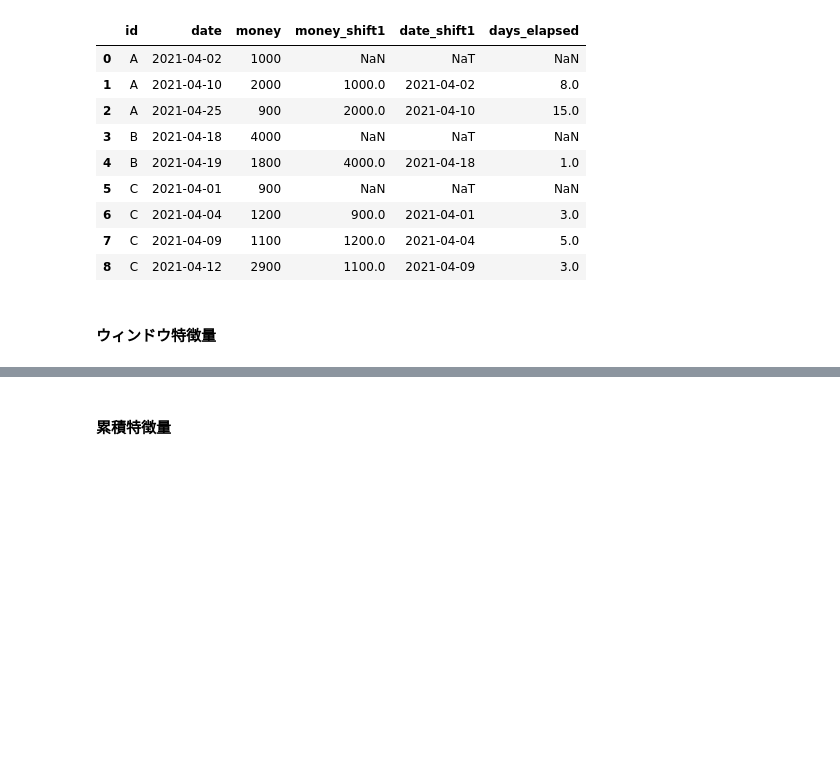
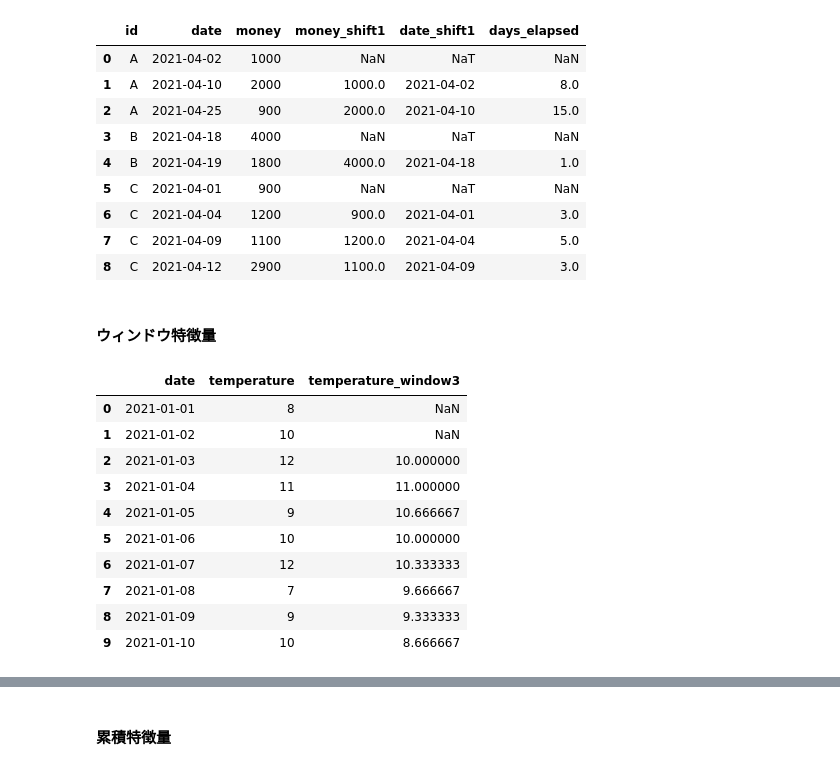
Before and after one commit to ginmaruGH/kaggle_ml_ric, a Jupyter notebook: ch05.ipynb, the cells around one changed output, grey strips where cells are left out. Saved outputs shown, nothing was run; the diff lists cells and outputs as text; code cells hidden in the pictures; blank space fills up the shorter version.

```diff
--- a/ch05.ipynb
+++ b/ch05.ipynb
@@ -908,3 +908,25 @@ df2
 | 8 | C | 2021-04-12 | 2900 | 1100.0 | 2021-04-09 | 3.0 |
 # %% [markdown]
 #### ウィンドウ特徴量
+# %%
+# ウィンドウ特徴量
+df3 = pd.DataFrame(
+    {
+        "date": pd.date_range("2021-01-01", "2021-01-10"),
+        "temperature": [8, 10, 12, 11, 9, 10, 12, 7, 9, 10],
+    }
+)
+df3["temperature_window3"] = df3["temperature"].rolling(window=3).mean()
+df3
+# %% [output]
+|  | date | temperature | temperature_window3 |
+| 0 | 2021-01-01 | 8 | NaN |
+| 1 | 2021-01-02 | 10 | NaN |
+| 2 | 2021-01-03 | 12 | 10.000000 |
+| 3 | 2021-01-04 | 11 | 11.000000 |
+| 4 | 2021-01-05 | 9 | 10.666667 |
+| 5 | 2021-01-06 | 10 | 10.000000 |
+| 6 | 2021-01-07 | 12 | 10.333333 |
+| 7 | 2021-01-08 | 7 | 9.666667 |
+| 8 | 2021-01-09 | 9 | 9.333333 |
+| 9 | 2021-01-10 | 10 | 8.666667 |
```
Also changed, not shown: parts of 7 cells of this notebook.
